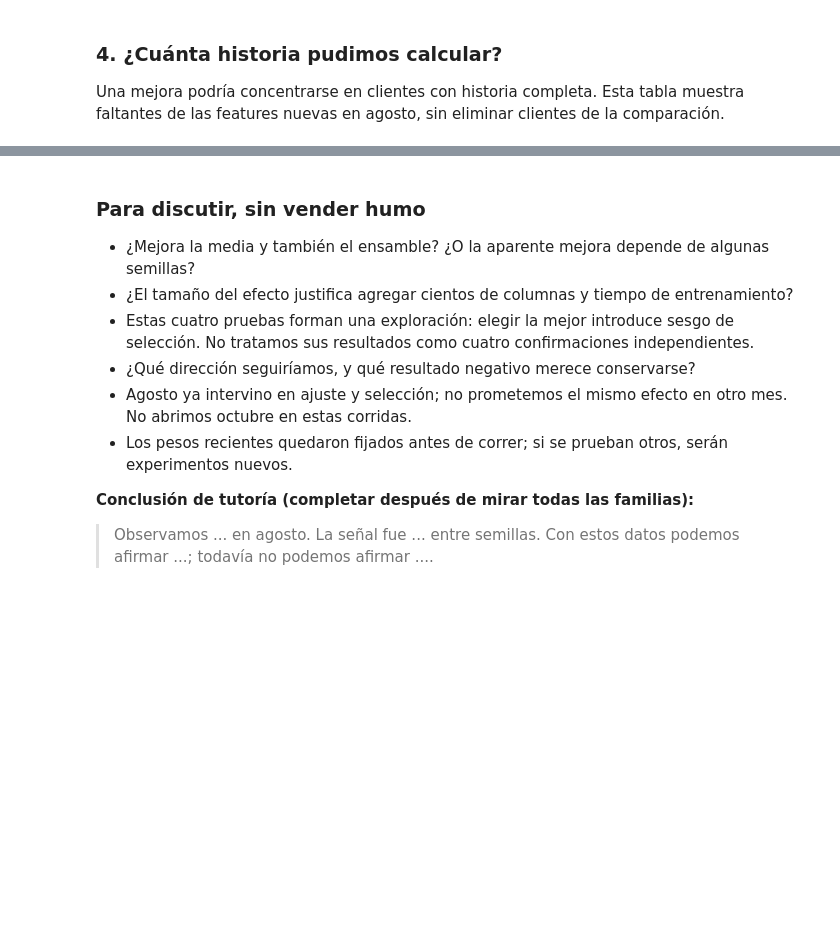
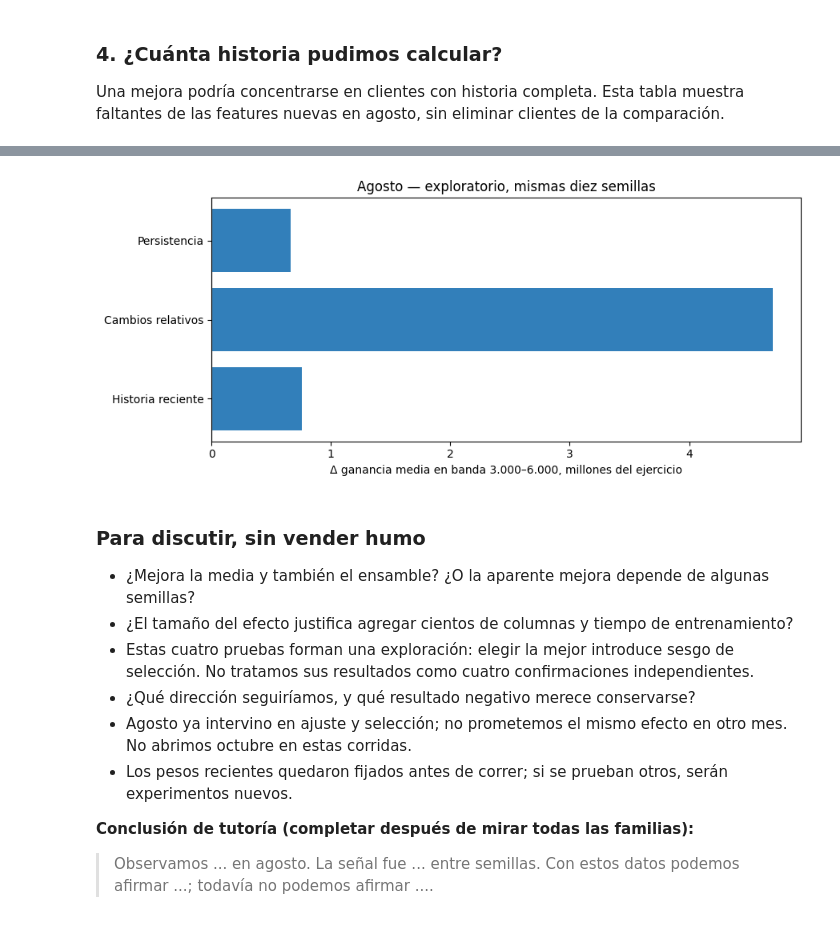
Before and after one commit to ezequielabregu/DMEyF-2026-experi-colab-feature_historico, a Jupyter notebook: notebooks/tutoria_historia.ipynb, the cells around one changed output, grey strips where cells are left out. Saved outputs shown, nothing was run; the diff lists cells and outputs as text; code cells hidden in the pictures; blank space fills up the shorter version.

Commit message:
Evalua ganancia de agosto y la incorpora a la tutoria

```diff
--- a/notebooks/tutoria_historia.ipynb
+++ b/notebooks/tutoria_historia.ipynb
@@ -260,0 +294,28 @@ if loaded:
+# %%
+profit_rows = []
+for family in loaded:
+    file = ROOT / family / 'profit_summary.json'
+    if not file.exists():
+        continue
+    summary = json.loads(file.read_text())
+    b = summary['gain_band_3000_6000_M']
+    n = summary['gain_4000_M']
+    profit_rows.append({'familia': LABELS[family], 'banda control media M': b['baseline_mean'],
+                        'banda variante media M': b['variant_mean'], 'Δ banda media M': b['mean_delta'],
+                        'semillas a favor banda': b['wins'], 'Δ banda ensamble M': b['ensemble_delta'],
+                        'Δ N4000 media M': n['mean_delta'], 'Δ N4000 ensamble M': n['ensemble_delta']})
+if profit_rows:
+    profit_table = pd.DataFrame(profit_rows).set_index('familia')
+    display(profit_table.style.format(precision=4))
+    profit_table.to_csv(ROOT / 'resumen_ganancia_tutoria.csv')
+    fig, ax = plt.subplots(figsize=(9, 4))
+    ax.barh(profit_table.index, profit_table['Δ banda media M'], color='#327fba')
+    ax.axvline(0, color='gray', linewidth=1)
+    ax.set_xlabel('Δ ganancia media en banda 3.000–6.000, millones del ejercicio')
+    ax.set_title('Agosto — exploratorio, mismas diez semillas')
+    fig.tight_layout()
+    plt.show()
+    fig.savefig(ROOT / 'ganancia_banda.png', dpi=180, bbox_inches='tight')
+else:
+    display(Markdown('**Ganancia pendiente:** este paquete todavía no incluye la evaluación económica.'))
+# %% [output]
@@ -261,3 +327,4 @@ if loaded:
+[figure, added]
 # %% [markdown]
 ### Para discutir, sin vender humo
 
```
Also changed, not shown: parts of 8 cells of this notebook, 18 other files.
